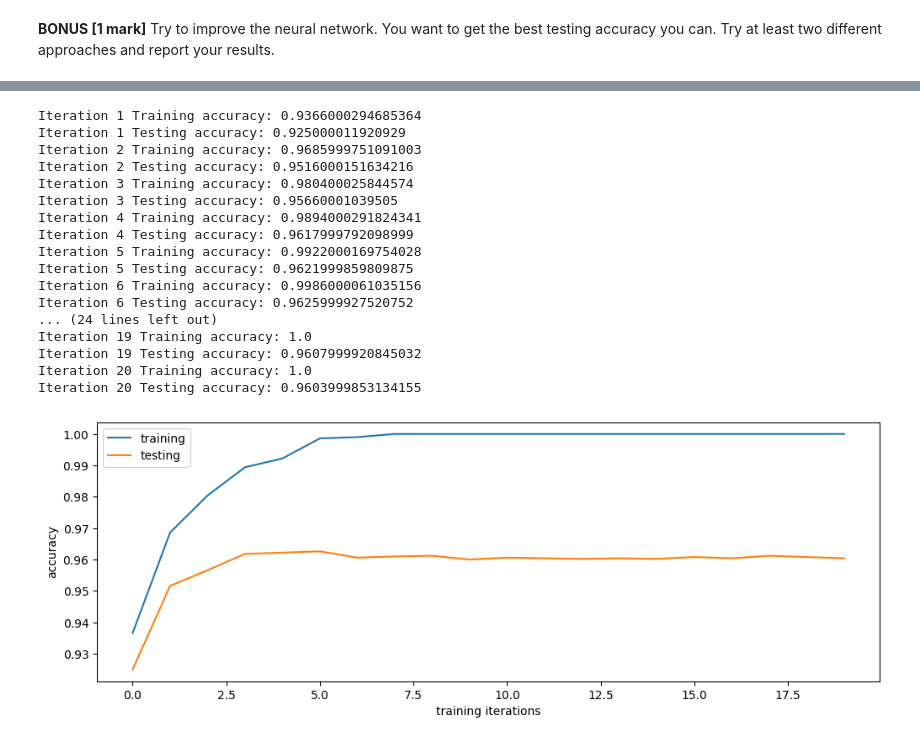
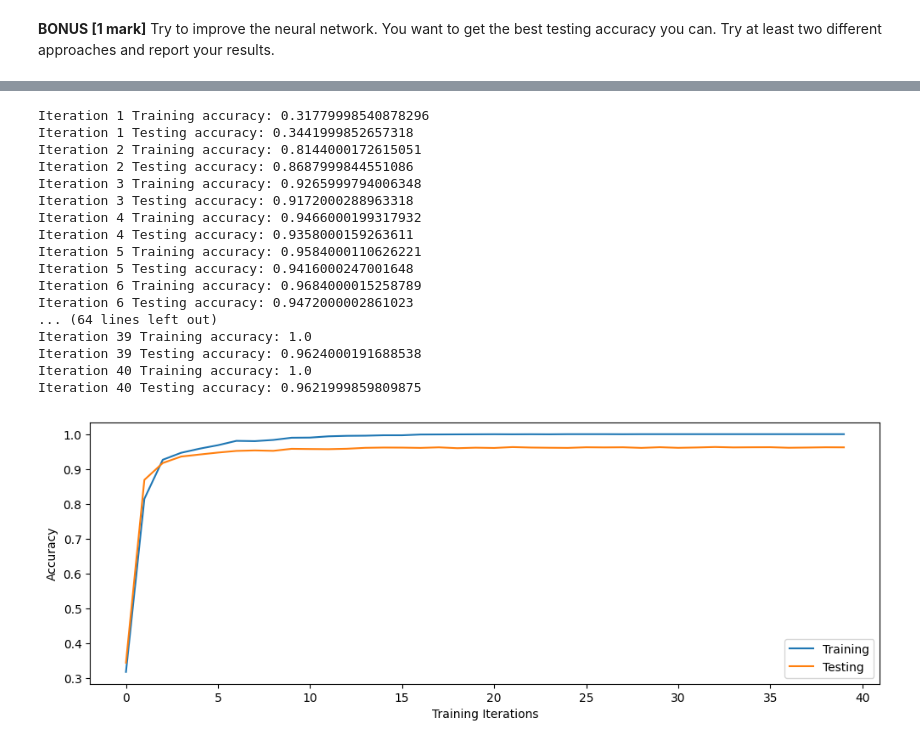
Before and after one commit to mr-nudo/neuronModels1, a Jupyter notebook: syde552_file_(2).ipynb, the cells around one changed output, grey strips where cells are left out. Cells and saved outputs as stored; diff of their text form; code cells hidden in the pictures.

```diff
--- a/syde552_file_(2).ipynb
+++ b/syde552_file_(2).ipynb
@@ -768,16 +813,16 @@ First approach was to increase the number of neurons in the hidden layer to 100.
 # %%
-network = Net(100)
+network = Net(500)
 optimizer = optim.SGD(network.parameters(),lr=0.1,momentum=0.5)
 accuracy_train = []
 accuracy_test = []
-for i in range(20):
+for i in range(40):
   continue_training()
 
 plt.figure(figsize=(12,4))
-plt.plot(accuracy_train, label='training')
-plt.plot(accuracy_test, label='testing')
+plt.plot(accuracy_train, label='Training')
+plt.plot(accuracy_test, label='Testing')
 plt.legend()
-plt.xlabel('training iterations')
-plt.ylabel('accuracy')
+plt.xlabel('Training Iterations')
+plt.ylabel('Accuracy')
 plt.show()
 # %% [output]
@@ -802,39 +851,39 @@ Iteration 20 Testing accuracy: 0.9648000001907349
 # %%
 train_loader = torch.utils.data.DataLoader(torch.utils.data.Subset(mnist, np.arange(5000)),
-                                           batch_size=500, shuffle=True)
+                                           batch_size=2000, shuffle=True)
 test_loader = torch.utils.data.DataLoader(torch.utils.data.Subset(mnist, np.arange(5000, 10000)),
                                           batch_size=1000, shuffle=True)
 
 network = Net()
 optimizer = optim.SGD(network.parameters(),lr=0.1,momentum=0.5)
 accuracy_train = []
 accuracy_test = []
-for i in range(20):
+for i in range(40):
   continue_training()
 
 plt.figure(figsize=(12,4))
-plt.plot(accuracy_train, label='training')
-plt.plot(accuracy_test, label='testing')
+plt.plot(accuracy_train, label='Training')
+plt.plot(accuracy_test, label='Testing')
 plt.legend()
-plt.xlabel('training iterations')
-plt.ylabel('accuracy')
+plt.xlabel('Training Iterations')
+plt.ylabel('Accuracy')
 plt.show()
 # %% [output]
-Iteration 1 Training accuracy: 0.9366000294685364
-Iteration 1 Testing accuracy: 0.925000011920929
-Iteration 2 Training accuracy: 0.9685999751091003
-Iteration 2 Testing accuracy: 0.9516000151634216
-Iteration 3 Training accuracy: 0.980400025844574
-Iteration 3 Testing accuracy: 0.95660001039505
-Iteration 4 Training accuracy: 0.9894000291824341
-Iteration 4 Testing accuracy: 0.9617999792098999
-Iteration 5 Training accuracy: 0.9922000169754028
-Iteration 5 Testing accuracy: 0.9621999859809875
-Iteration 6 Training accuracy: 0.9986000061035156
-Iteration 6 Testing accuracy: 0.9625999927520752
-... (24 lines left out)
-Iteration 19 Training accuracy: 1.0
-Iteration 19 Testing accuracy: 0.9607999920845032
-Iteration 20 Training accuracy: 1.0
-Iteration 20 Testing accuracy: 0.9603999853134155
+Iteration 1 Training accuracy: 0.31779998540878296
+Iteration 1 Testing accuracy: 0.3441999852657318
+Iteration 2 Training accuracy: 0.8144000172615051
+Iteration 2 Testing accuracy: 0.8687999844551086
+Iteration 3 Training accuracy: 0.9265999794006348
+Iteration 3 Testing accuracy: 0.9172000288963318
+Iteration 4 Training accuracy: 0.9466000199317932
+Iteration 4 Testing accuracy: 0.9358000159263611
+Iteration 5 Training accuracy: 0.9584000110626221
+Iteration 5 Testing accuracy: 0.9416000247001648
+Iteration 6 Training accuracy: 0.9684000015258789
+Iteration 6 Testing accuracy: 0.9472000002861023
+... (64 lines left out)
+Iteration 39 Training accuracy: 1.0
+Iteration 39 Testing accuracy: 0.9624000191688538
+Iteration 40 Training accuracy: 1.0
+Iteration 40 Testing accuracy: 0.9621999859809875
-[figure, old version]
+[figure, new version]
```
Also changed, not shown: parts of 23 cells of this notebook.
